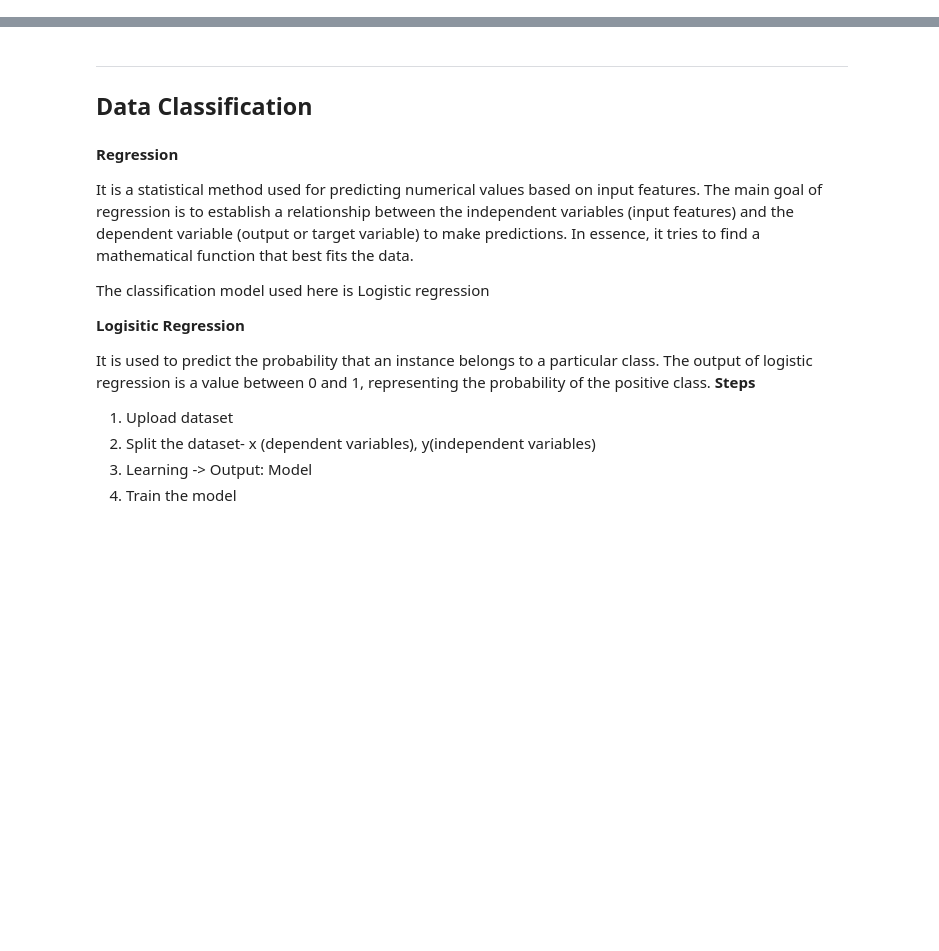
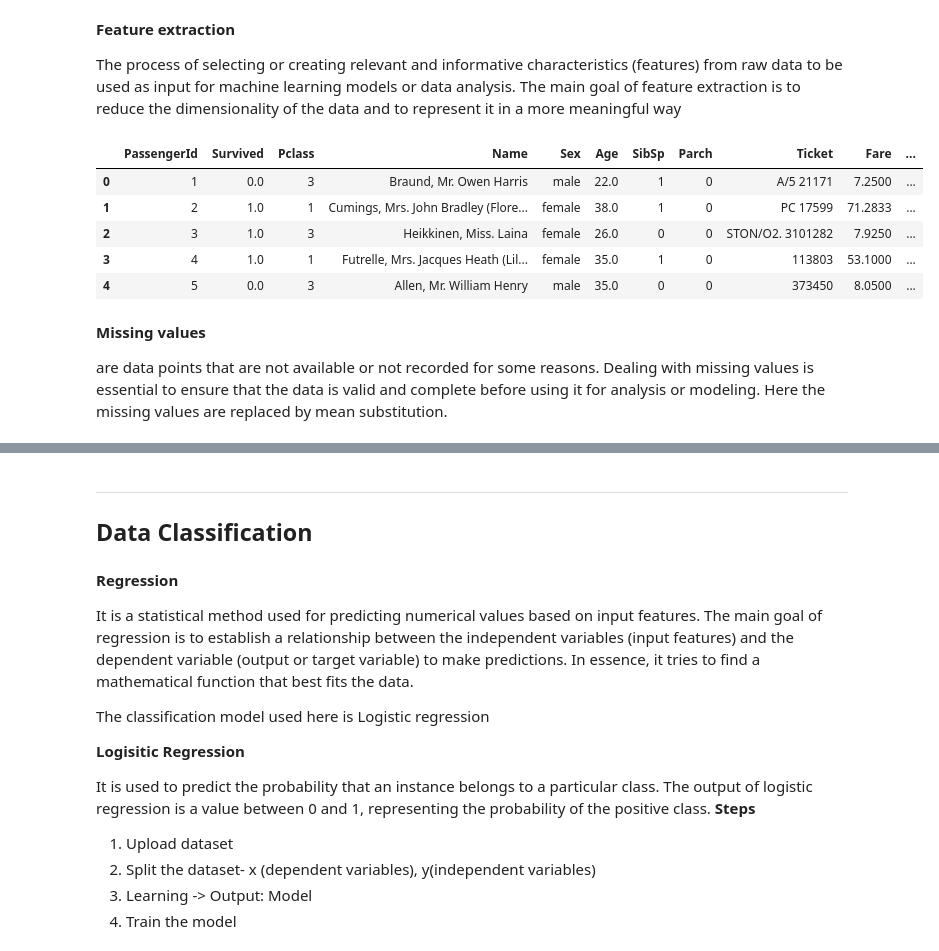
Before and after one commit to gokul-krishna-r/dm-logistic-regression, a Jupyter notebook: dm_regression.ipynb, the cells around one changed output, grey strips where cells are left out. Drawn from its saved outputs; the diff is of its cells as text; code cells hidden in the pictures; blank space fills up the shorter version.

```diff
--- a/dm_regression.ipynb
+++ b/dm_regression.ipynb
@@ -2,0 +52,25 @@
+# %% [markdown]
+**Feature extraction**
+
+The process of selecting or creating relevant and informative characteristics (features) from raw data to be used as input for machine learning models or data analysis. The main goal of feature extraction is to reduce the dimensionality of the data and to represent it in a more meaningful way
+# %%
+for name in data["Name"]:
+  data['Title']=data["Name"].str.extract('([A-za-z]+)\.',expand=True)
+
+#replace uncommon titles
+mapping = {'Mlle': 'Miss', 'Ms': 'Miss', 'Mme': 'Mrs', 'Major': 'Other', 'Col': 'Other', 'Dr' : 'Other', 'Rev' : 'Other', 'Capt': 'Other', 'Jonkheer': 'Royal', 'Sir': 'Royal', 'Lady': 'Royal', 'Don': 'Royal', 'Countess': 'Royal', 'Dona': 'Royal'}
+data.replace({"Title":mapping},inplace=True)
+
+data["Family_Size"]=(data["Parch"]+data["SibSp"]).astype(int)
+data.head()
+# %% [output]
+|  | PassengerId | Survived | Pclass | Name | Sex | Age | SibSp | Parch | Ticket | Fare | ... |
+| 0 | 1 | 0.0 | 3 | Braund, Mr. Owen Harris | male | 22.0 | 1 | 0 | A/5 21171 | 7.2500 | ... |
+| 1 | 2 | 1.0 | 1 | Cumings, Mrs. John Bradley (Flore... | female | 38.0 | 1 | 0 | PC 17599 | 71.2833 | ... |
+| 2 | 3 | 1.0 | 3 | Heikkinen, Miss. Laina | female | 26.0 | 0 | 0 | STON/O2. 3101282 | 7.9250 | ... |
+| 3 | 4 | 1.0 | 1 | Futrelle, Mrs. Jacques Heath (Lil... | female | 35.0 | 1 | 0 | 113803 | 53.1000 | ... |
+| 4 | 5 | 0.0 | 3 | Allen, Mr. William Henry | male | 35.0 | 0 | 0 | 373450 | 8.0500 | ... |
+# %% [markdown]
+**Missing values**
+
+are data points that are not available or not recorded for some reasons. Dealing with missing values is essential to ensure that the data is valid and complete before using it for analysis or modeling. Here the missing values are replaced by mean substitution.
```
Also changed, not shown: parts of 14 cells of this notebook.
